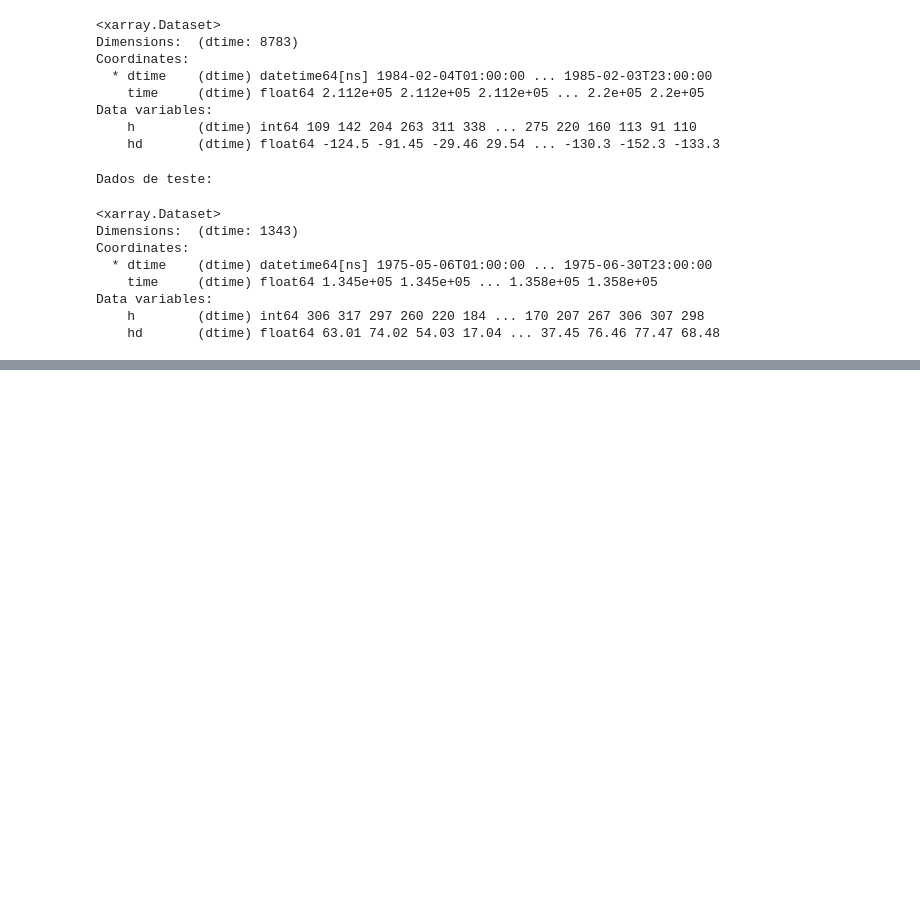
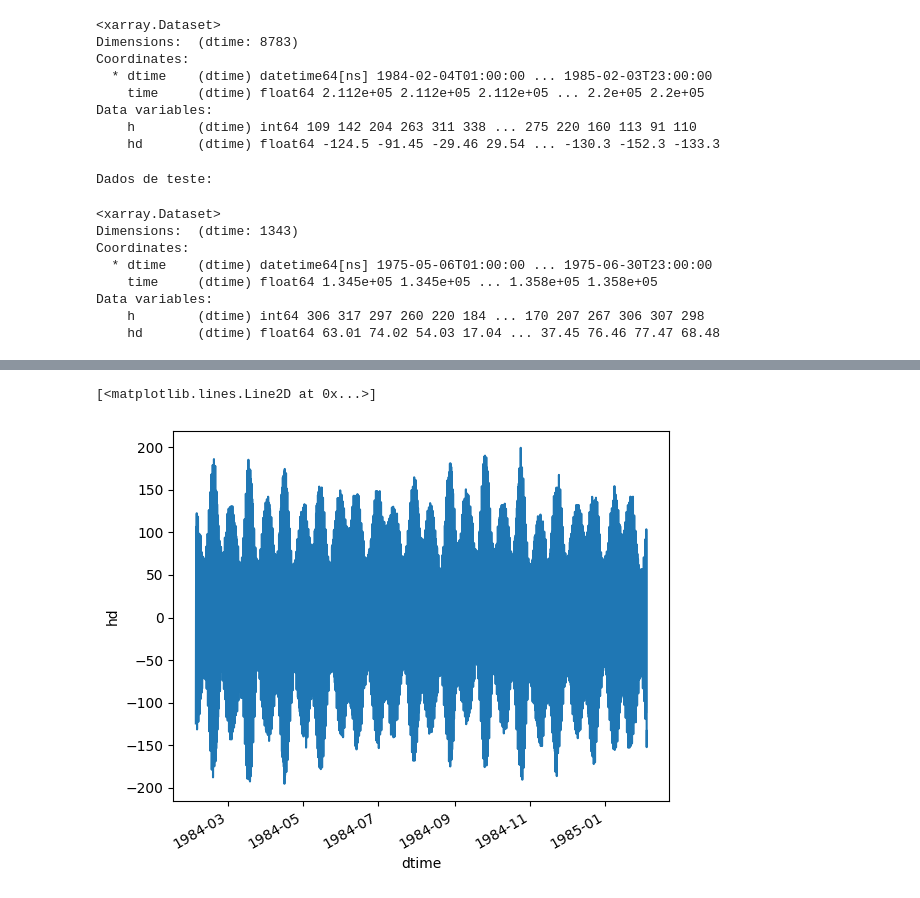
Before and after one commit to iuryt/tide_prediction_luiscorreia, a Jupyter notebook: src/tide_fitting.ipynb, the cells around one changed output, grey strips where cells are left out. Saved outputs shown, nothing was run; the diff lists cells and outputs as text; code cells hidden in the pictures; blank space fills up the shorter version.

Commit message:
new figures and export predictions as a csv file

```diff
--- a/src/tide_fitting.ipynb
+++ b/src/tide_fitting.ipynb
@@ -232,3 +229,8 @@ plot(test)
 [interactive output not drawn]
 [interactive output not drawn]
 [interactive output not drawn]
+# %%
+train.hd.plot()
+# %% [output]
+[<matplotlib.lines.Line2D at 0x...>]
+[figure, added]
```
Also changed, not shown: parts of 9 cells of this notebook, 2 other files.
